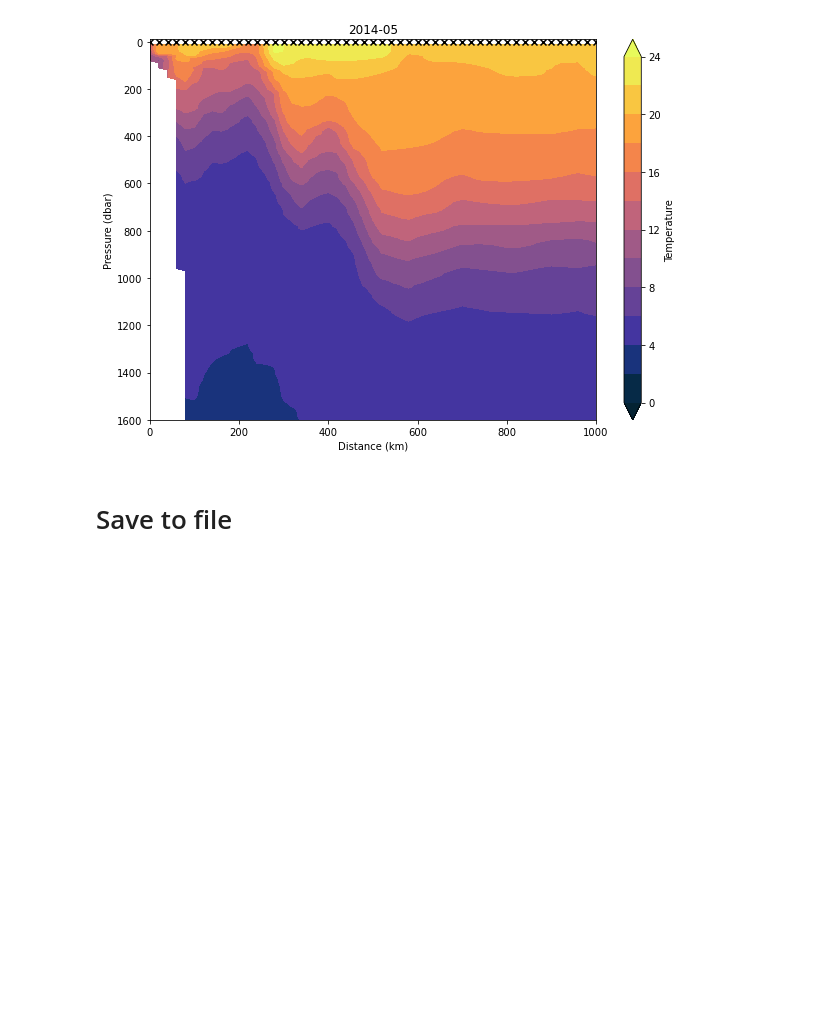
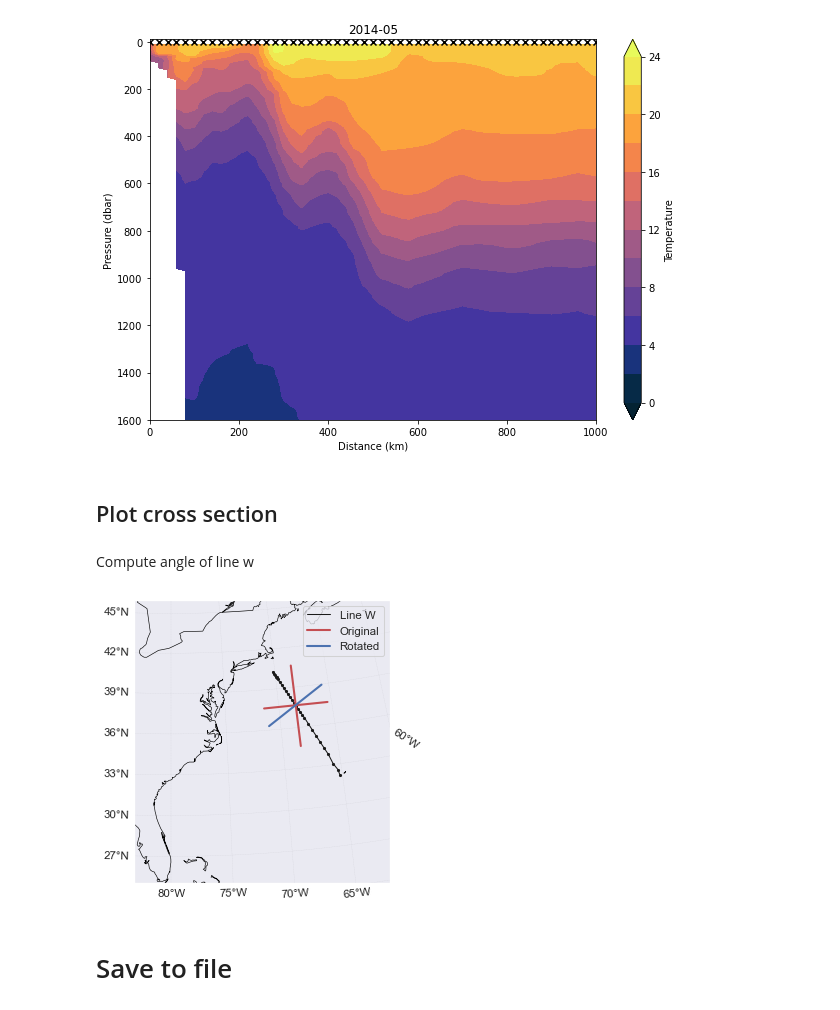
Before and after one commit to ktcarr/12.843, a Jupyter notebook: lab2/lab2_load-data.ipynb, the cells around one changed output. Drawn from its saved outputs; the diff is of its cells as text; code cells hidden in the pictures; blank space fills up the shorter version.

```diff
--- a/lab2/lab2_load-data.ipynb
+++ b/lab2/lab2_load-data.ipynb
@@ -148,6 +148,70 @@ plt.gca().invert_yaxis() # reverse order of y axis so that depth decreases going
 plt.show()
 # %% [output]
 [figure]
+# %% [markdown]
+## Plot cross section
+# %% [markdown]
+Compute angle of line w
+# %%
+dlon1 = haversine_np(lon[0],lat[0],lon[-1],lat[0])
+dlon2 = haversine_np(lon[0],lat[-1],lon[-1],lat[-1])
+dlat  = haversine_np(lon[0],lat[0],lon[1],lat[-1])
+dlon = (dlon2+dlon1)/2
+
+# Get projection matrix (for rotating u/v vectors)
+P = np.array([[dlon, -dlat],[dlat, dlon]])
+P /= np.sqrt(dlon**2 + dlat**2)
+uv = np.array([1,0])[:,None]
+
+mag = 3
+e1  = mag*np.array([1,0])[:,None]
+e2  = mag*np.array([0,1])[:,None]
+
+e1hat = np.linalg.inv(P)@e1
+e2hat = np.linalg.inv(P)@e2
+# %%
+import matplotlib as mpl
+mpl.rcParams['figure.dpi']=75
+import cartopy.crs as ccrs
+import cartopy.feature as cfeature
+import seaborn as sns
+sns.set()
+
+plot_range=[-83,-62,25,45]
+central_lon=-80
+central_lat=30
+fig = plt.figure(figsize = (7,5))
+ax = plt.axes(projection=ccrs.Orthographic(central_longitude=central_lon,
+                                           central_latitude=central_lat)) # Use map background
+ax.set_extent(plot_range, crs=ccrs.PlateCarree())
+ax.coastlines(linewidth=.6)
+ax.add_feature(cfeature.BORDERS, zorder=1, linewidth=.6)
+gl = ax.gridlines(draw_labels=True, linestyle='--', alpha=.1, linewidth=.3, color='k', zorder=1.05)
+gl.top_labels = False
+gl.right_labels = False
+gl.xlabel_style = {'size': 11}
+gl.ylabel_style = {'size': 11}
+
+### Plot Line W
+ax.scatter(lon, lat, transform=ccrs.PlateCarree(), s=4, c='k')
+ax.plot(lon, lat, transform=ccrs.PlateCarree(), lw=1,c='k', label='Line W')
+
+# Plot pythagorean triangle
+# ax.plot([lon[0],lon[-1]], [lat[-1],lat[-1]], transform=ccrs.PlateCarree(), lw=.5,c='r')
+# ax.plot([lon[0],lon[0]], [lat[-1],lat[0]], transform=ccrs.PlateCarree(), lw=.5,c='r')
+
+### Plot coordinates
+x_ = np.array([lon[15],lat[15]])
+for i,e in enumerate([e1.flatten(),e2.flatten()]):
+    ax.plot([x_[0]-e[0],x_[0]+e[0].item()], [x_[1]-e[1],x_[1]+e[1].item()],
+            transform=ccrs.PlateCarree(), lw=2,c='r', label='Original' if i==0 else None)
+for e in [e2hat.flatten()]:
+    ax.plot([x_[0]-e[0],x_[0]+e[0]], [x_[1]-e[1],x_[1]+e[1].item()],
+            transform=ccrs.PlateCarree(), lw=2,c='b', label='Rotated')
+ax.legend()
+plt.show()
+# %% [output]
+[figure, added]
 # %% [markdown]
 # Save to file
 # %%
```
Also changed, not shown: 1 other file.
